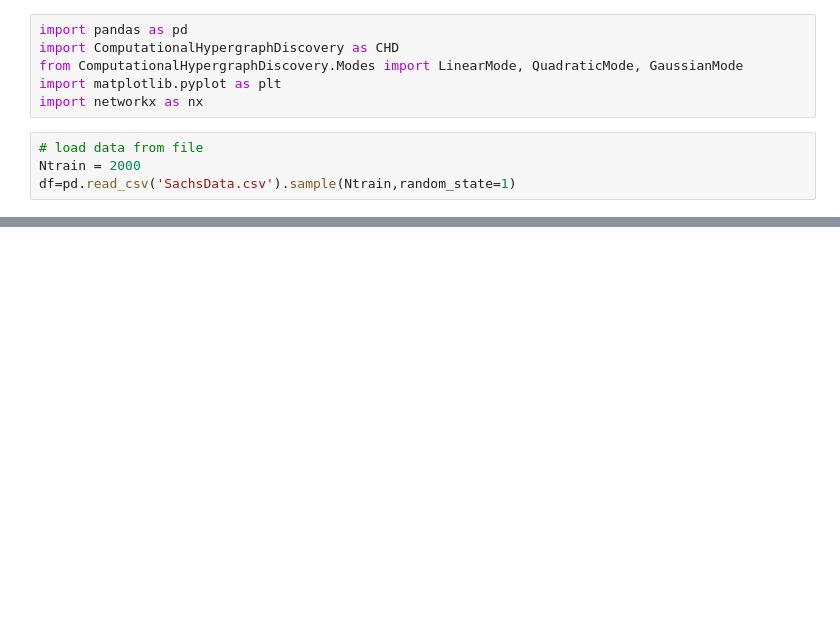
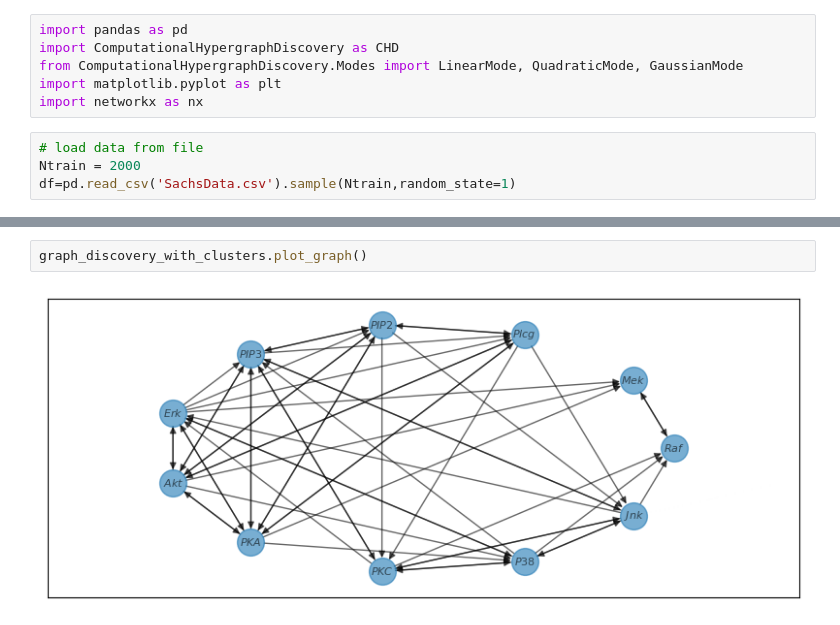
Before and after one commit to TheoBourdais/ComputationalHypergraphDiscovery, a Jupyter notebook: examples/Sachs/Gene_graph_discovery.ipynb, the cells around one changed output, grey strips where cells are left out. Drawn from its saved outputs; the diff is of its cells as text; blank space fills up the shorter version.

```diff
--- a/examples/Sachs/Gene_graph_discovery.ipynb
+++ b/examples/Sachs/Gene_graph_discovery.ipynb
@@ -75,0 +134,4 @@ pass
+# %%
+graph_discovery_with_clusters.plot_graph()
+# %% [output]
+[figure, added]
```
Also changed, not shown: parts of 7 cells of this notebook, 1 other file.
